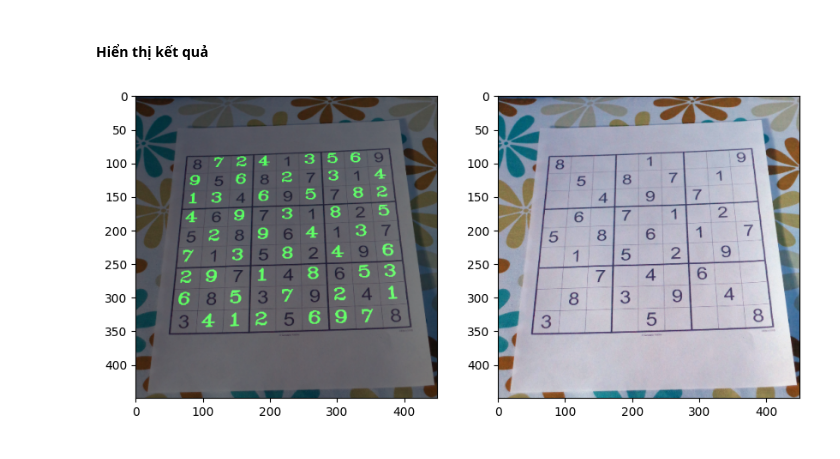
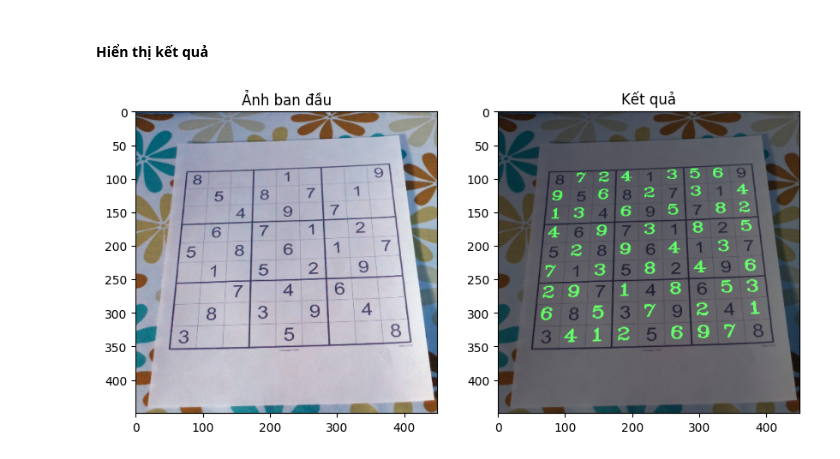
Before and after one commit to HoVDuc/solve-sudoku-computer-vision, a Jupyter notebook: demo.ipynb, the cells around one changed output. Drawn from its saved outputs; the diff is of its cells as text; code cells hidden in the pictures.

```diff
--- a/demo.ipynb
+++ b/demo.ipynb
@@ -340,6 +340,6 @@ print(grid)
 # %%
 grid_show = np.where(grid == grid_copy, 0, grid)
 img_solved = display_predict_number(img_resized, imgWarpColored, grid_show, biggest)
-show_img([img_solved, img_resized], figsize=(10, 5))
+show_img([img_resized, img_solved], title=["Ảnh ban đầu", "Kết quả"], figsize=(10, 5))
 # %% [output]
-[figure, old version]
+[figure, new version]
```
Also changed, not shown: parts of 1 cell of this notebook.
